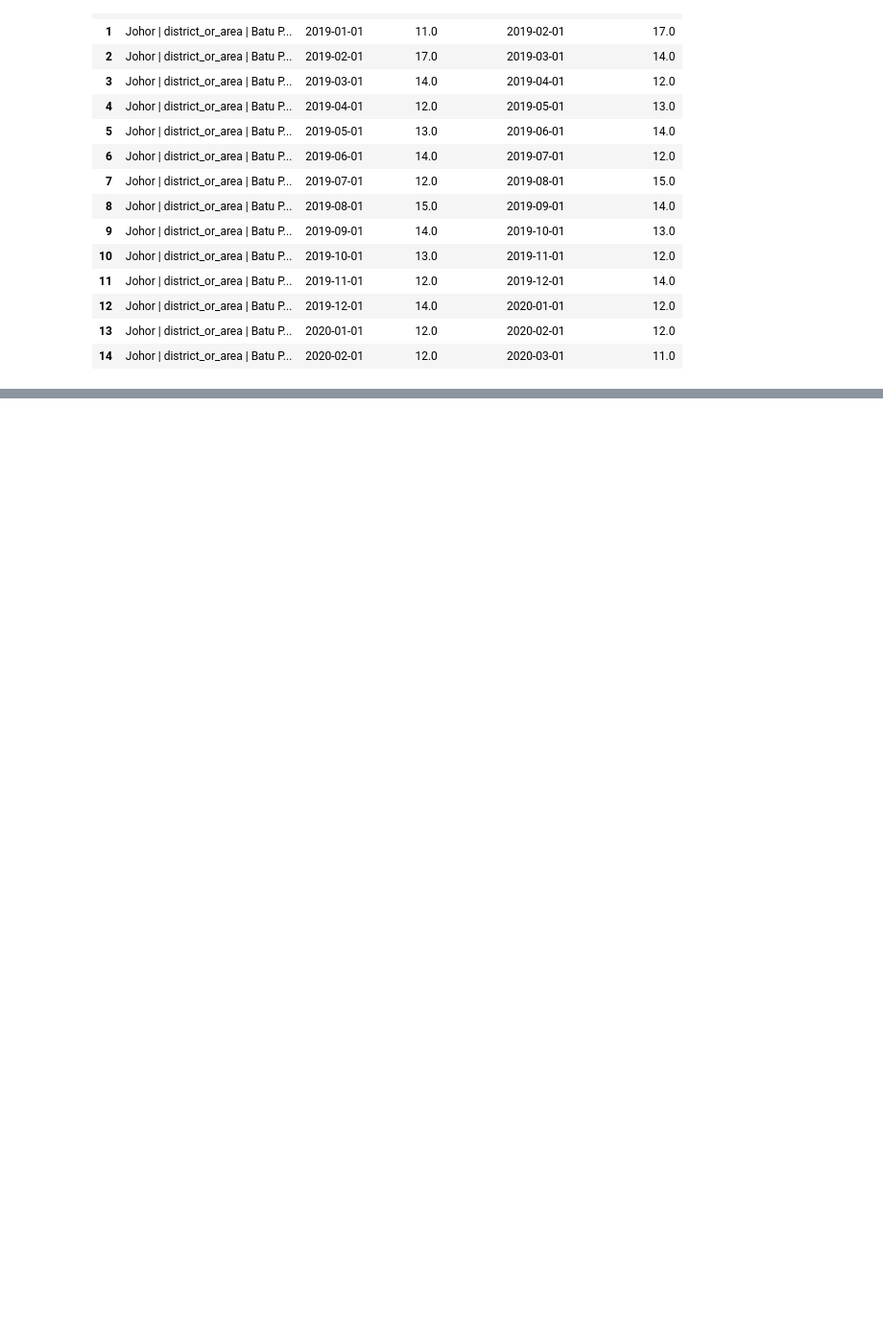
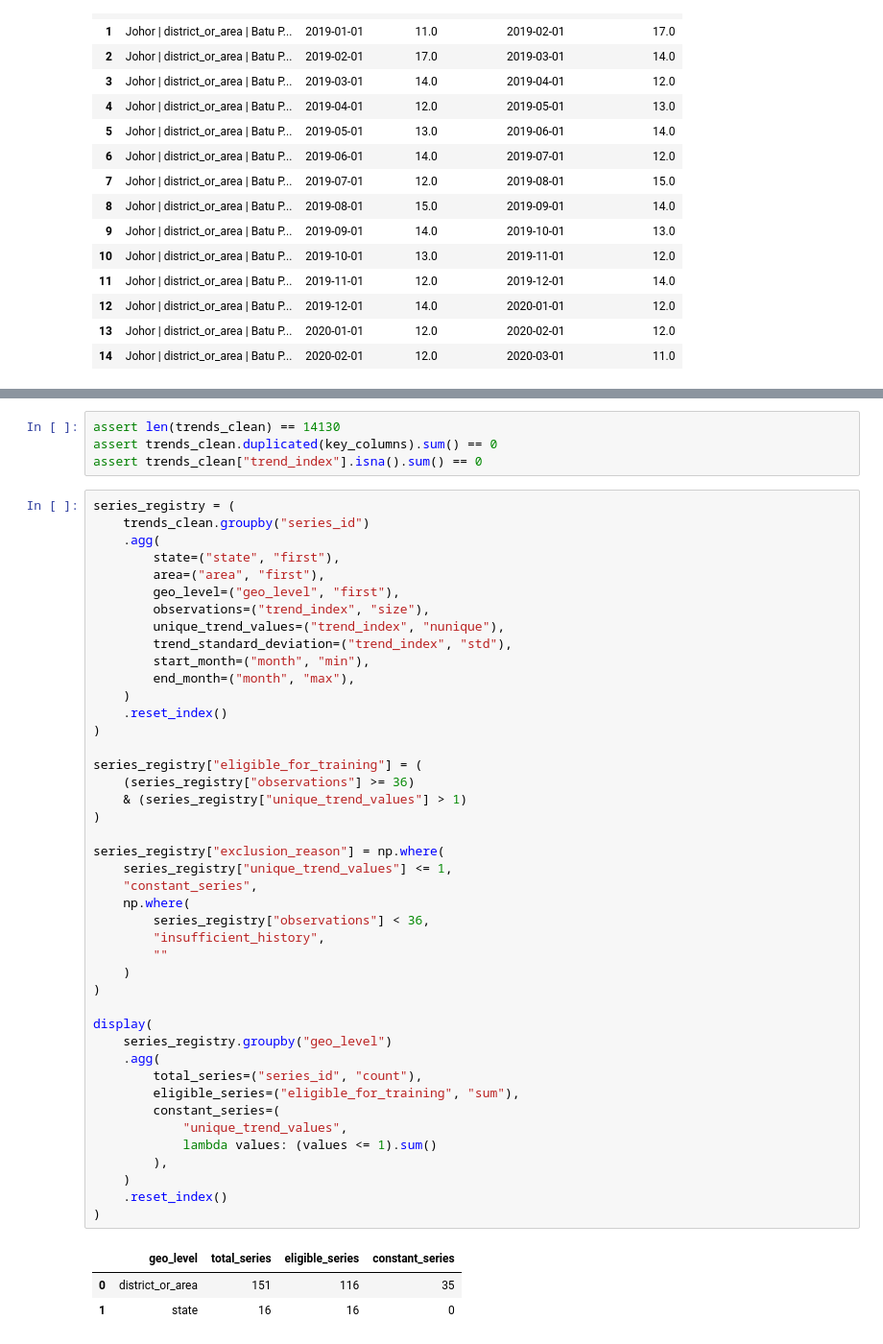
Before and after one commit to Nadsyuhamus/Databladez_Tourism, a Jupyter notebook: 01_data_audit.ipynb, the cells around one changed output, grey strips where cells are left out. Shown at 96% size. Drawn from its saved outputs; the diff is of its cells as text; blank space fills up the shorter version.

Commit message:
Commit: Clean Google Trends series and rebuild forecasting target

```diff
--- a/01_data_audit.ipynb
+++ b/01_data_audit.ipynb
@@ -540,0 +578,51 @@ Rows without a target: 865
+# %%
+assert len(trends_clean) == 14130
+assert trends_clean.duplicated(key_columns).sum() == 0
+assert trends_clean["trend_index"].isna().sum() == 0
+# %%
+series_registry = (
+    trends_clean.groupby("series_id")
+    .agg(
+        state=("state", "first"),
+        area=("area", "first"),
+        geo_level=("geo_level", "first"),
+        observations=("trend_index", "size"),
+        unique_trend_values=("trend_index", "nunique"),
+        trend_standard_deviation=("trend_index", "std"),
+        start_month=("month", "min"),
+        end_month=("month", "max"),
+    )
+    .reset_index()
+)
+
+series_registry["eligible_for_training"] = (
+    (series_registry["observations"] >= 36)
+    & (series_registry["unique_trend_values"] > 1)
+)
+
+series_registry["exclusion_reason"] = np.where(
+    series_registry["unique_trend_values"] <= 1,
+    "constant_series",
+    np.where(
+        series_registry["observations"] < 36,
+        "insufficient_history",
+        ""
+    )
+)
+
+display(
+    series_registry.groupby("geo_level")
+    .agg(
+        total_series=("series_id", "count"),
+        eligible_series=("eligible_for_training", "sum"),
+        constant_series=(
+            "unique_trend_values",
+            lambda values: (values <= 1).sum()
+        ),
+    )
+    .reset_index()
+)
+# %% [output]
+|  | geo_level | total_series | eligible_series | constant_series |
+| 0 | district_or_area | 151 | 116 | 35 |
+| 1 | state | 16 | 16 | 0 |
```
Also changed, not shown: parts of 4 cells of this notebook.
